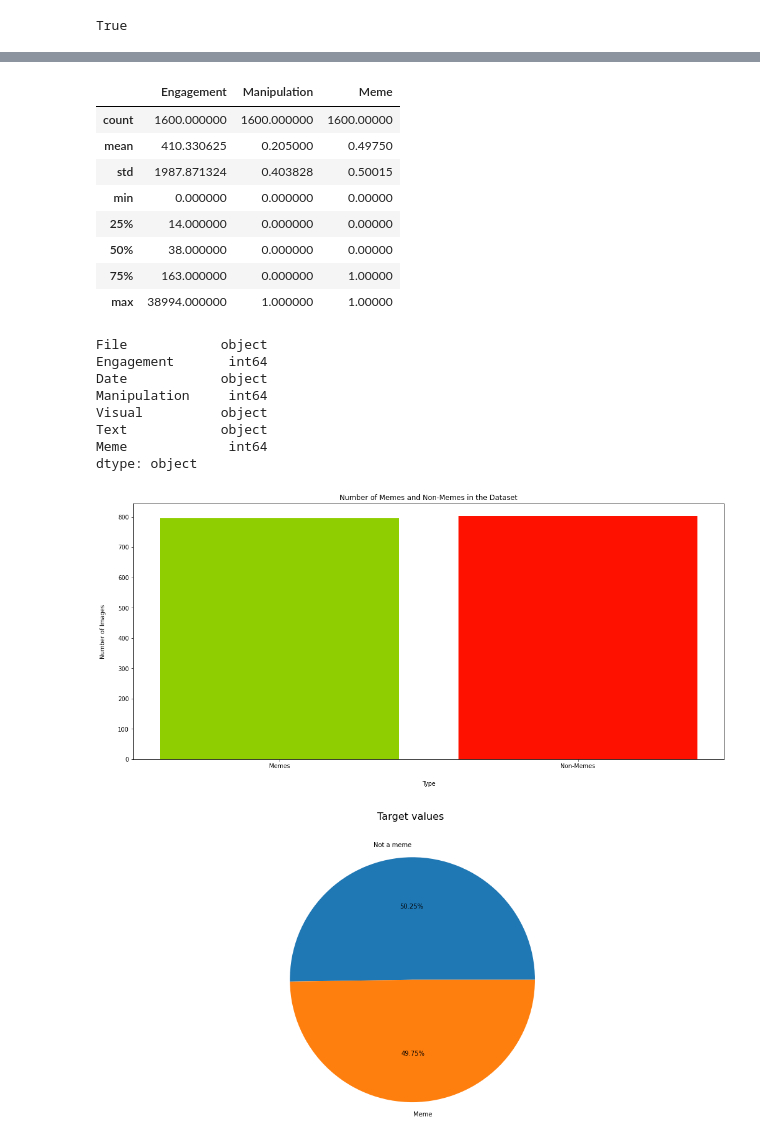
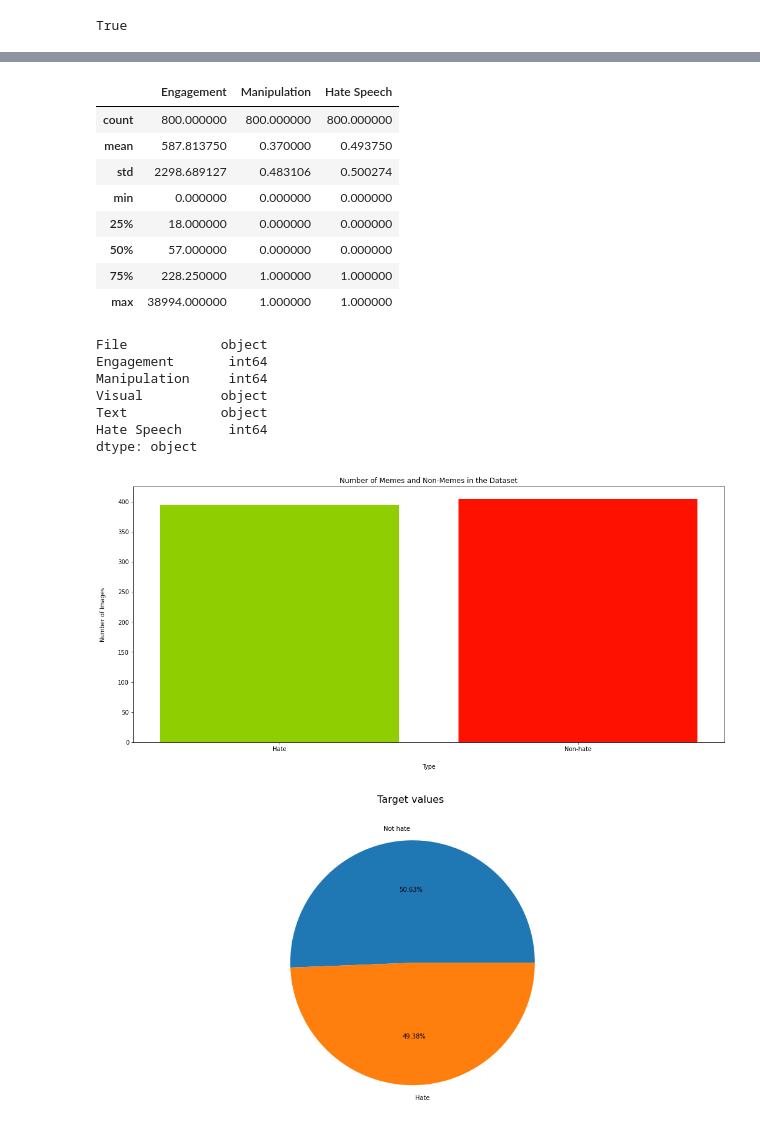
Before and after one commit to simonegramegna/NLP_Dankmeme_classification, a Jupyter notebook: Dankmemes_main.ipynb, the cells around one changed output, grey strips where cells are left out. Drawn from its saved outputs; the diff is of its cells as text; code cells hidden in the pictures.

```diff
--- a/Dankmemes_main.ipynb
+++ b/Dankmemes_main.ipynb
@@ -26,7 +26,7 @@ nltk.download('stopwords')
 [nltk_data]   Package stopwords is already up-to-date!
 True
 # %%
-DATA_PATH = 'datasets/dankmemes_task1_train.csv'
+DATA_PATH = 'datasets/dankmemes_task2_train.csv'
 data = pd.read_csv(DATA_PATH)
 data.head()
 # %% [output]
@@ -39,43 +39,42 @@ data.head()
 # %%
 data.describe()
 # %% [output]
-|  | Engagement | Manipulation | Meme |
-| count | 1600.000000 | 1600.000000 | 1600.00000 |
-| mean | 410.330625 | 0.205000 | 0.49750 |
-| std | 1987.871324 | 0.403828 | 0.50015 |
-| min | 0.000000 | 0.000000 | 0.00000 |
-| 25% | 14.000000 | 0.000000 | 0.00000 |
-| 50% | 38.000000 | 0.000000 | 0.00000 |
-| 75% | 163.000000 | 0.000000 | 1.00000 |
-| max | 38994.000000 | 1.000000 | 1.00000 |
+|  | Engagement | Manipulation | Hate Speech |
+| count | 800.000000 | 800.000000 | 800.000000 |
+| mean | 587.813750 | 0.370000 | 0.493750 |
+| std | 2298.689127 | 0.483106 | 0.500274 |
+| min | 0.000000 | 0.000000 | 0.000000 |
+| 25% | 18.000000 | 0.000000 | 0.000000 |
+| 50% | 57.000000 | 0.000000 | 0.000000 |
+| 75% | 228.250000 | 1.000000 | 1.000000 |
+| max | 38994.000000 | 1.000000 | 1.000000 |
 # %%
 data.dtypes
 # %% [output]
 File            object
 Engagement       int64
-Date            object
 Manipulation     int64
 Visual          object
 Text            object
-Meme             int64
+Hate Speech      int64
 dtype: object
 # %%
 # Count the number of memes and non-memes
-number_of_memes = data['Meme'].sum()
+number_of_memes = data['Hate Speech'].sum()
 number_of_non_memes = len(data) - number_of_memes
 
 
 
 # Create the bar plot
-plt.bar(['Memes', 'Non-Memes'], [number_of_memes, number_of_non_memes], color=['#8fce00', '#ff1100'])
+plt.bar(['Hate', 'Non-hate'], [number_of_memes, number_of_non_memes], color=['#8fce00', '#ff1100'])
 
 # Set labels and title
 plt.xlabel('Type', labelpad=20)
 plt.ylabel('Number of Images', labelpad=20)
 plt.title('Number of Memes and Non-Memes in the Dataset')
 
 # Show the plot
 plt.show()
 # %% [output]
-[figure, old version]
+[figure, new version]
 # %%
```
Also changed, not shown: parts of 8 cells of this notebook, 7 other files.
